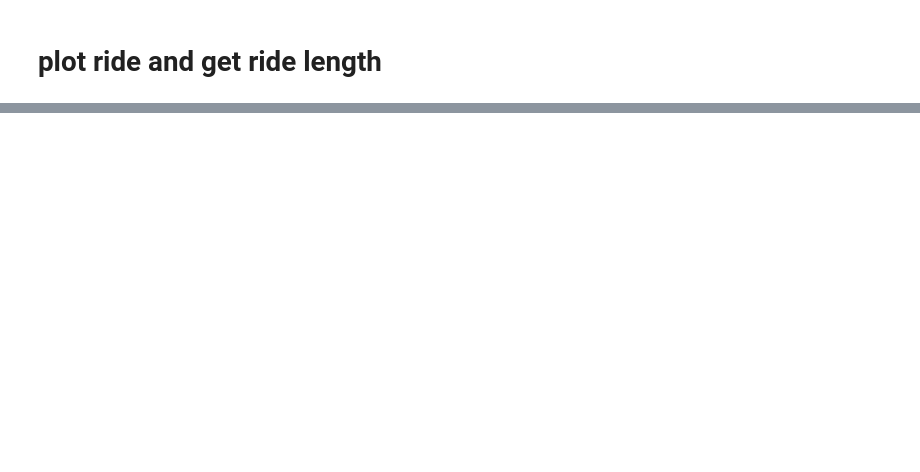
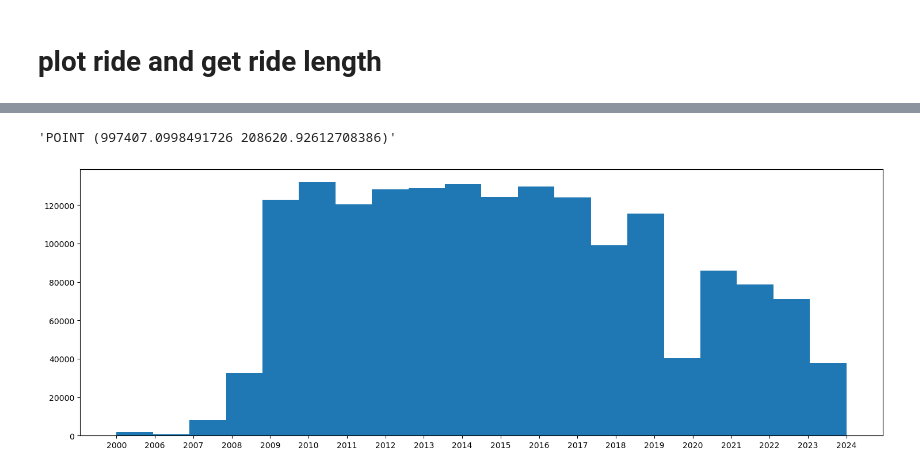
Before and after one commit to Ravikumarchavva/nyc-taxi-eta-expected-time-of-arrival, a Jupyter notebook: notebooks/starter/distance_calaculator_plotter.ipynb, the cells around one changed output, grey strips where cells are left out. Saved outputs shown, nothing was run; the diff lists cells and outputs as text; code cells hidden in the pictures; blank space fills up the shorter version.

Commit message:
starting to calcuate herusitics using traffic data

```diff
--- a/notebooks/starter/distance_calaculator_plotter.ipynb
+++ b/notebooks/starter/distance_calaculator_plotter.ipynb
@@ -271,0 +147,4 @@ IFrame(src='nyc_multiple_rides_with_length.html', width=700, height=600)
+# %%
+import geopandas as gpd
+traffic = gpd.read_file(RAW_DATA_DIR / 'Automated_Traffic_Volume_Counts_20241230.csv')
+traffic
@@ -271,0 +181,11 @@ IFrame(src='nyc_multiple_rides_with_length.html', width=700, height=600)
+# %%
+traffic['WktGeom'][0]
+# %% [output]
+'POINT (997407.0998491726 208620.92612708386)'
+# %%
+import matplotlib.pyplot as plt
+plt.figure(figsize=(18, 6))
+plt.hist(traffic['Yr'].sort_values(),bins=20)
+plt.show()
+# %% [output]
+[figure, added]
```
Also changed, not shown: parts of 18 cells of this notebook, 6 other files.
